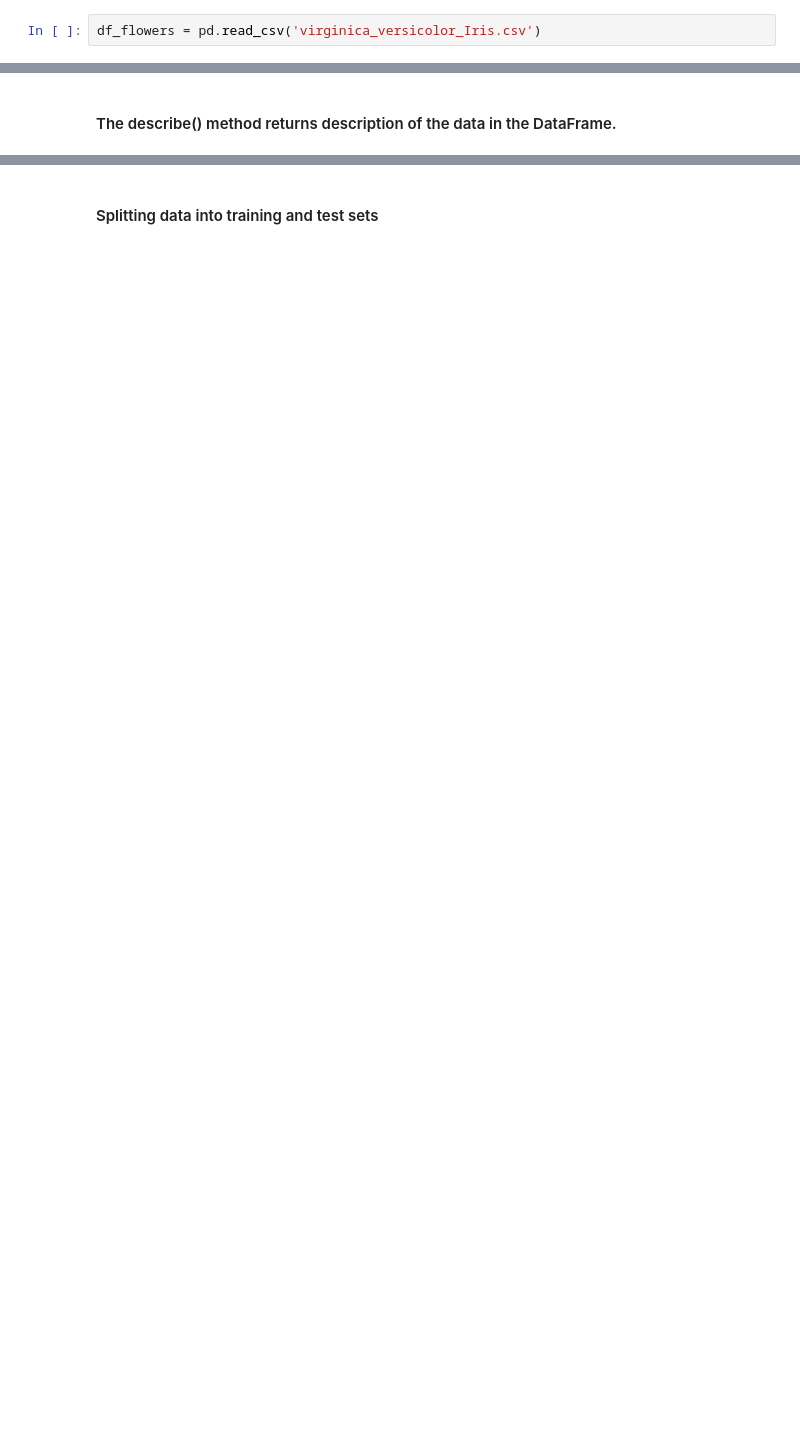
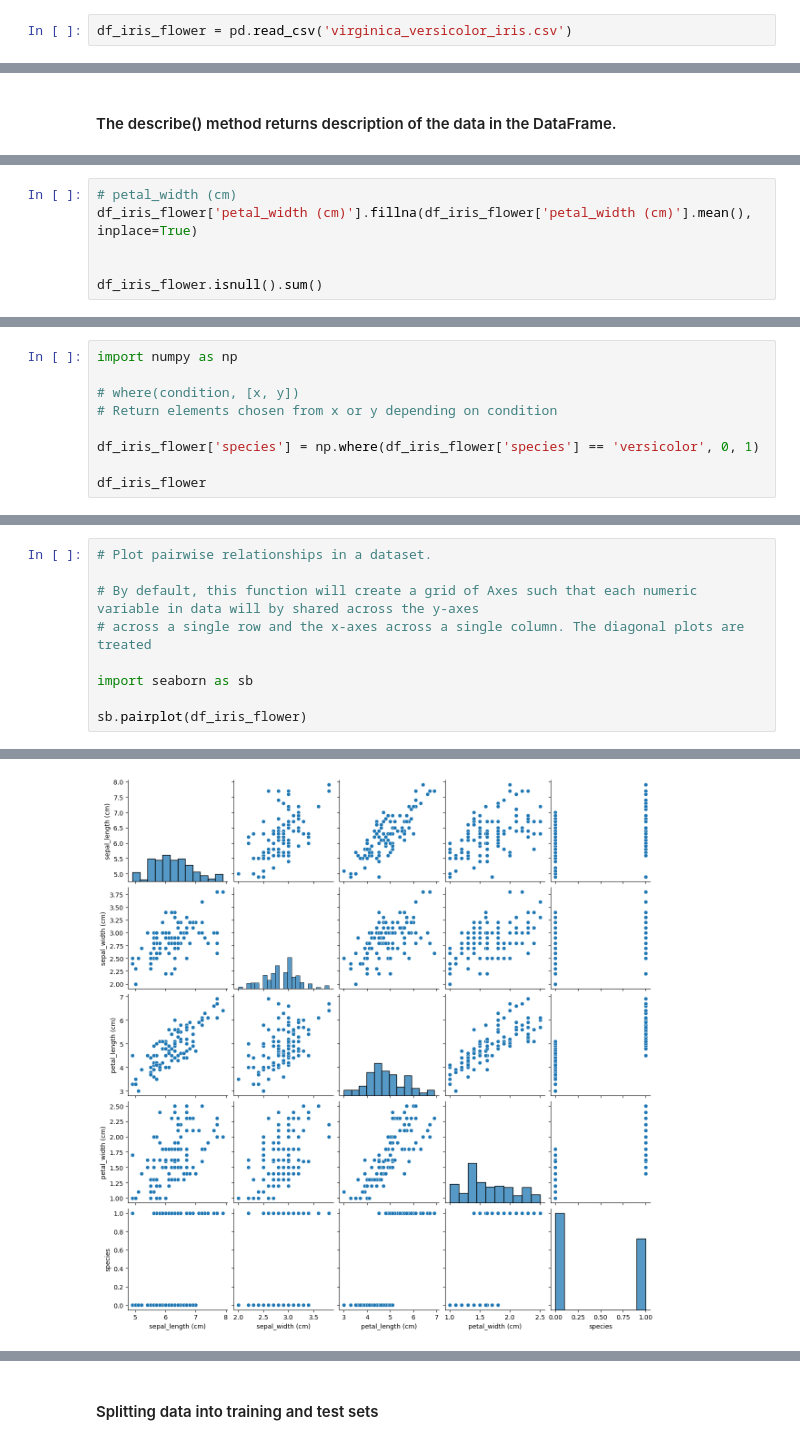
Before and after one commit to sahan77406/Supervised_Algorithms_Projects, a Jupyter notebook: Logistic Regression/Logistic_Regression.ipynb, the cells around one changed output, grey strips where cells are left out. Cells and saved outputs as stored; diff of their text form; blank space fills up the shorter version.

```diff
--- a/Logistic Regression/Logistic_Regression.ipynb
+++ b/Logistic Regression/Logistic_Regression.ipynb
@@ -19,5 +31,5 @@ from sklearn import metrics
 # %%
-df_flowers = pd.read_csv('virginica_versicolor_Iris.csv')
+df_iris_flower = pd.read_csv('virginica_versicolor_iris.csv')
 # %% [markdown]
 #### Checking dataset shape
 # %%
@@ -40,0 +89,6 @@ df_flowers.describe()
+# %%
+# petal_width (cm)
+df_iris_flower['petal_width (cm)'].fillna(df_iris_flower['petal_width (cm)'].mean(), inplace=True)
+
+
+df_iris_flower.isnull().sum()
@@ -40,0 +116,9 @@ df_flowers.describe()
+# %%
+import numpy as np
+
+# where(condition, [x, y])
+# Return elements chosen from x or y depending on condition
+
+df_iris_flower['species'] = np.where(df_iris_flower['species'] == 'versicolor', 0, 1)
+
+df_iris_flower
@@ -40,0 +141,10 @@ df_flowers.describe()
+# %%
+# Plot pairwise relationships in a dataset.
+
+# By default, this function will create a grid of Axes such that each numeric variable in data will by shared across the y-axes
+# across a single row and the x-axes across a single column. The diagonal plots are treated
+
+import seaborn as sb
+
+sb.pairplot(df_iris_flower)
+# %% [output]
@@ -41 +152,2 @@ df_flowers.describe()
+[figure, added]
 # %% [markdown]
```
Also changed, not shown: parts of 58 cells of this notebook, 13 other files.
